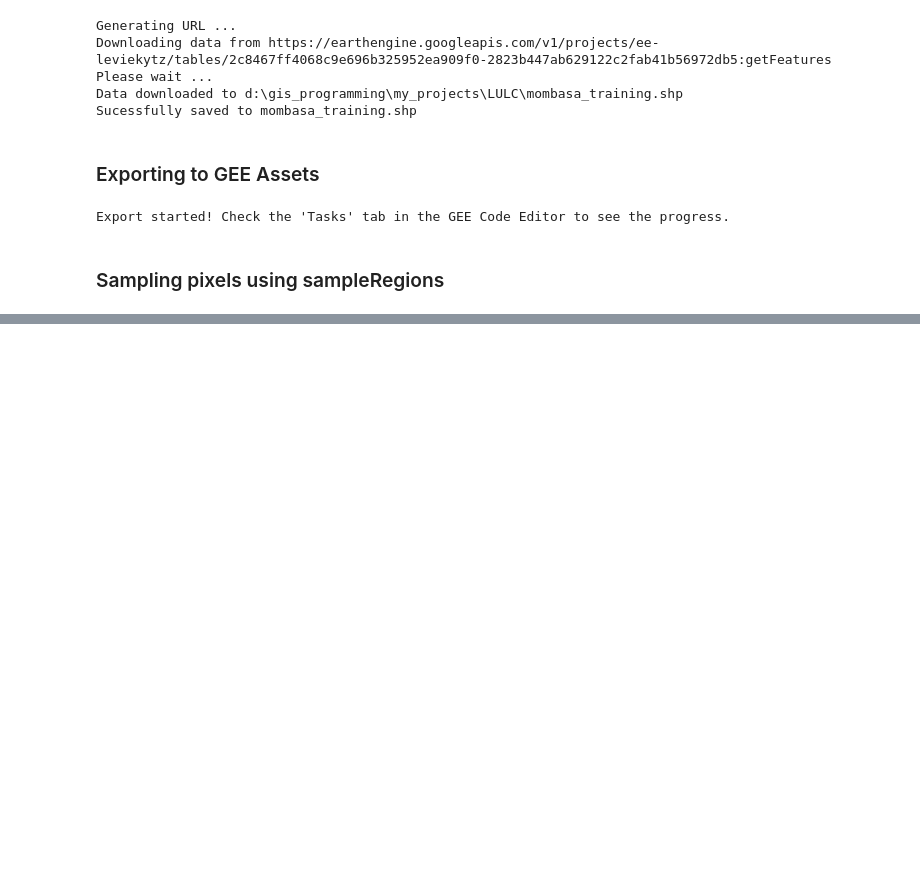
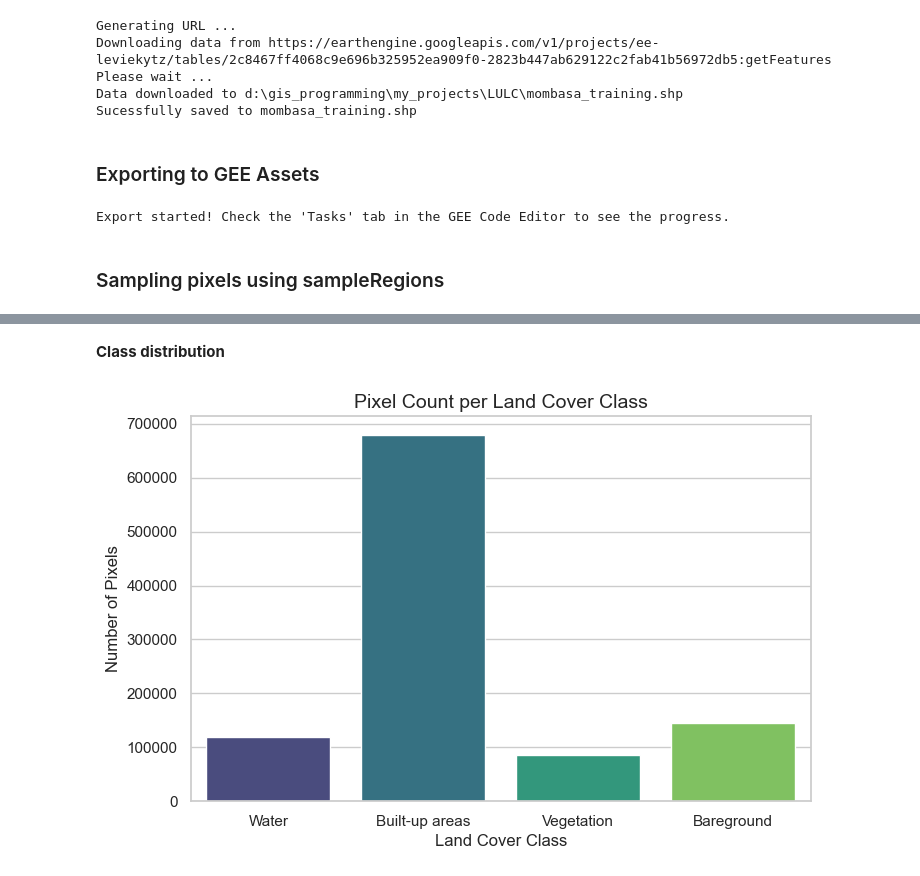
Before and after one commit to Levice085/gis_projects, a Jupyter notebook: LULC/land_cover_classification.ipynb, the cells around one changed output, grey strips where cells are left out. Drawn from its saved outputs; the diff is of its cells as text; code cells hidden in the pictures; blank space fills up the shorter version.

```diff
--- a/LULC/land_cover_classification.ipynb
+++ b/LULC/land_cover_classification.ipynb
@@ -5,6 +5,12 @@ import ee
 import geemap
 import os
 import pandas as pd
+import matplotlib.pyplot as plt
+import seaborn as sns
+import rasterio
+import numpy as np
+
+sns.set_theme(style="whitegrid")
 # %%
 ee.Authenticate()
 # %% [output]
@@ -31,10 +34,11 @@ Map(center=[-4.018361963568997, 39.65151533372141], controls=(WidgetControl(opti
 - Loading the sentinel 2 imagery
 # %%
 sentinel = ee.ImageCollection("COPERNICUS/S2_SR_HARMONIZED")
-s2 = (sentinel.filter(ee.Filter.lt('CLOUDY_PIXEL_PERCENTAGE',10))
+s2 = (sentinel.filter(ee.Filter.lt('CLOUDY_PIXEL_PERCENTAGE',40))
       .filterBounds(roi)
       .filterDate('2025-01-01', '2025-12-31'))
 s2_clean = s2.median().clip(roi)
+ml_image=  s2_clean.select(['B2','B3','B4','B8'])
 
 visparams = {
     'bands': ['B4','B3','B2'],
@@ -139,7 +143,7 @@ Export started! Check the 'Tasks' tab in the GEE Code Editor to see the progress
 # %% [markdown]
 ### Sampling pixels using sampleRegions
 # %%
-sampled_features = s2_clean.sampleRegions(
+sampled_features = ml_image.sampleRegions(
     collection= final_training_data,
     properties= ['landcover'],
     scale= 10,
@@ -147,6 +151,7 @@ sampled_features = s2_clean.sampleRegions(
 )
 
 #Converting earth engine object to a dataframe
-df_training = geemap.ee_to_pandas(sampled_features)
+df_training = geemap.ee_to_df(sampled_features)
 
 #Vewing the dataframe head
+print(df_training.head())
@@ -152,0 +195,12 @@ df_training = geemap.ee_to_pandas(sampled_features)
+# %% [markdown]
+**Class distribution**
+# %%
+plt.figure(figsize=(8, 5))
+ax = sns.countplot(data=df_training, x='landcover', palette='viridis')
+plt.title('Pixel Count per Land Cover Class', fontsize=14)
+plt.xlabel('Land Cover Class', fontsize=12)
+plt.ylabel('Number of Pixels', fontsize=12)
+plt.xticks(ticks=[0, 1, 2, 3], labels=['Water', 'Built-up areas', 'Vegetation','Bareground'])
+plt.show()
+# %% [output]
+[figure, added]
```
Also changed, not shown: parts of 17 cells of this notebook, 40 other files.
